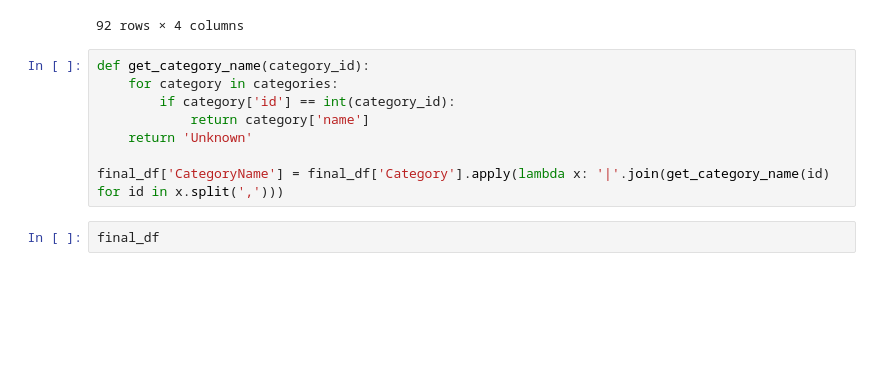
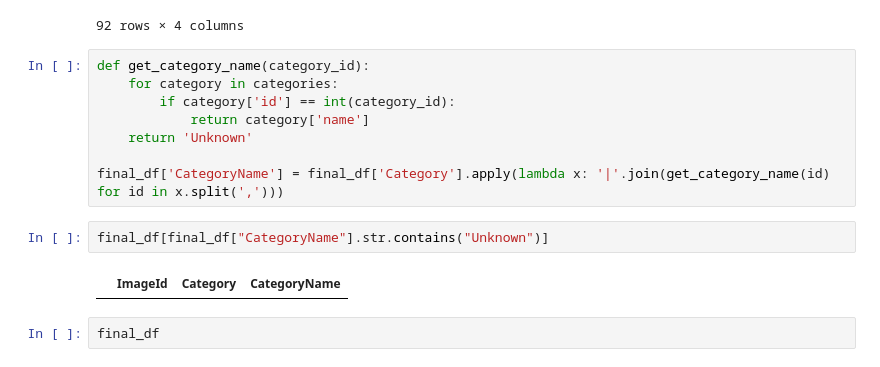
Before and after one commit to Deborahaina/Final-Project-Group4, a Jupyter notebook: download_data/final_dataset_excel_creation.ipynb, the cells around one changed output. Saved outputs shown, nothing was run; the diff lists cells and outputs as text; blank space fills up the shorter version.

```diff
--- a/download_data/final_dataset_excel_creation.ipynb
+++ b/download_data/final_dataset_excel_creation.ipynb
@@ -109,6 +109,10 @@ def get_category_name(category_id):
     return 'Unknown'
 
 final_df['CategoryName'] = final_df['Category'].apply(lambda x: '|'.join(get_category_name(id) for id in x.split(',')))
+# %%
+final_df[final_df["CategoryName"].str.contains("Unknown")]
+# %% [output]
+|  | ImageId | Category | CategoryName |
 # %%
 final_df
 # %% [output]
```
Also changed, not shown: parts of 2 cells of this notebook, 3 other files.
